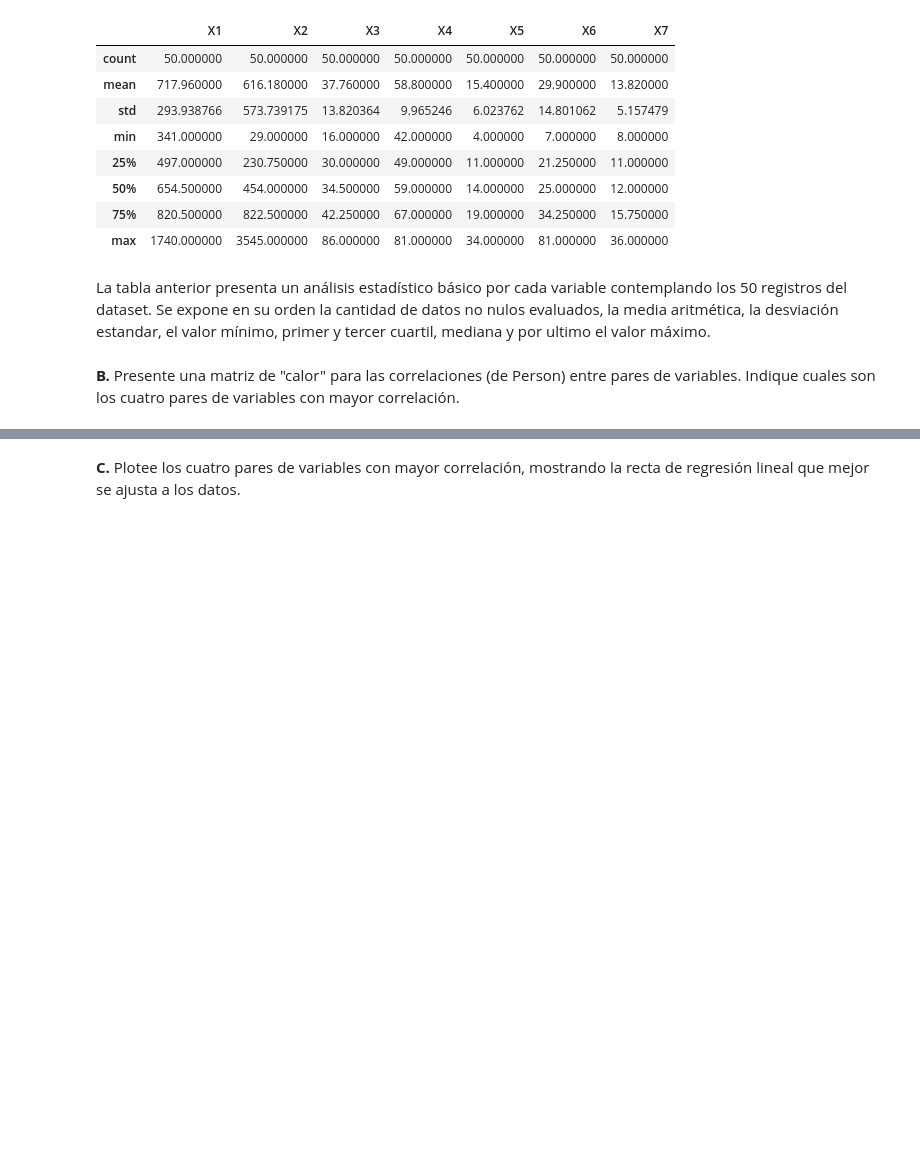
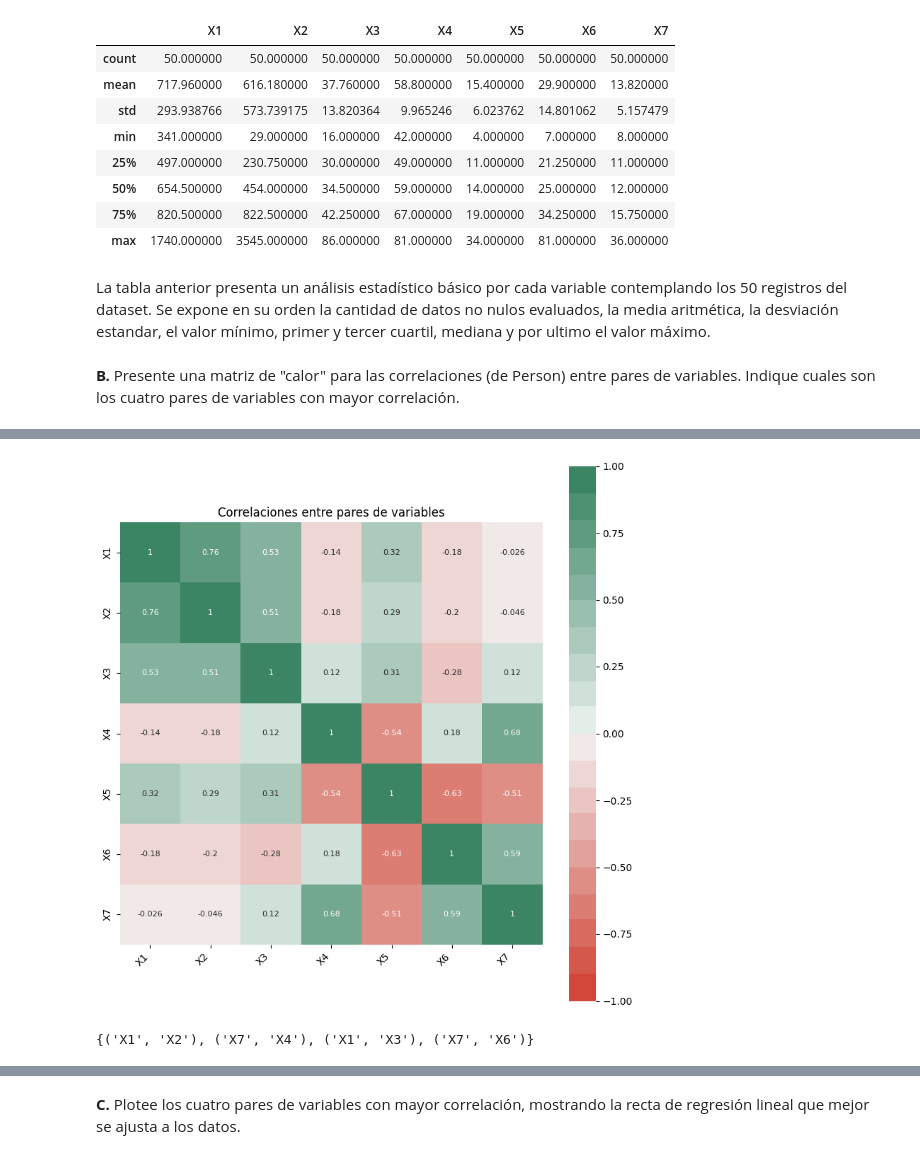
Before and after one commit to bermudez05/Siniestralidad_Bogota_BD, a Jupyter notebook: Taller 4/Taller_4.ipynb, the cells around one changed output, grey strips where cells are left out. Saved outputs shown, nothing was run; the diff lists cells and outputs as text; code cells hidden in the pictures; blank space fills up the shorter version.

```diff
--- a/Taller 4/Taller_4.ipynb
+++ b/Taller 4/Taller_4.ipynb
@@ -75,3 +81,19 @@ criminalidad.describe() # Estadisticas basicas de las columnas que conforman el
 La tabla anterior presenta un análisis estadístico básico por cada variable contemplando los 50 registros del dataset. Se expone en su orden la cantidad de datos no nulos evaluados, la media aritmética, la desviación estandar, el valor mínimo, primer y tercer cuartil, mediana y por ultimo el valor máximo.
 # %% [markdown]
 <b>B.</b> Presente una matriz de "calor" para las correlaciones (de Person) entre pares de variables. Indique cuales son los cuatro pares de variables con mayor correlación.
+# %%
+def Tabular_corr_matrix(corr_mat):
+    '''
+    Esta función presenta en forma tabular
+    la correlación entre pares de columnas eliminando los
+    pares iguales
+    '''
+    corr_mat = corr_mat.stack().reset_index()
+    corr_mat.columns = ['variable_1','variable_2','correlación']
+    corr_mat = corr_mat.loc[corr_mat['variable_1'] != corr_mat['variable_2'], :]
+    corr_mat = corr_mat.sort_values('correlación', ascending=False)
+
+    return(corr_mat)
+
+corr_matrix = criminalidad.select_dtypes(include=['number']).corr(method='pearson')
+Tabular_corr_matrix(corr_matrix).head(8)
@@ -77,0 +110,48 @@ La tabla anterior presenta un análisis estadístico básico por cada variable c
+# %%
+import seaborn as sns
+fig, ax = plt.subplots(nrows=1, ncols=1, figsize=(8, 8))
+
+sns.heatmap(
+    corr_matrix,
+    annot=True,
+    cbar=True,
+    annot_kws={"size": 8},
+    vmin=-1,
+    vmax=1,
+    center=0,
+    cmap=sns.diverging_palette(15, 150, n=20),
+    square=True,
+    ax=ax
+)
+
+ax.set_xticklabels(
+    ax.get_xticklabels(),
+    rotation=45,
+    horizontalalignment='right',
+)
+
+ax.tick_params(labelsize=10)
+ax.set_title("Correlaciones entre pares de variables")
+plt.tight_layout()
+plt.show()
+# %% [output]
+[figure, added]
+# %%
+tab_corr = Tabular_corr_matrix(corr_matrix)
+
+selected_pairs = set()
+final_pairs = []
+
+for _, row in tab_corr.iterrows():
+    var1, var2 = row.variable_1, row.variable_2
+
+    # Evitar agregar el mismo par en orden inverso
+    if (var1, var2) not in selected_pairs and (var2, var1) not in selected_pairs:
+        selected_pairs.add((var1, var2))
+        final_pairs.append((var1, var2, row.correlación))
+
+    if len(final_pairs) == 4:
+        break
+print(selected_pairs)
+# %% [output]
+{('X1', 'X2'), ('X7', 'X4'), ('X1', 'X3'), ('X7', 'X6')}
```
Also changed, not shown: parts of 11 cells of this notebook, 1 other file.
